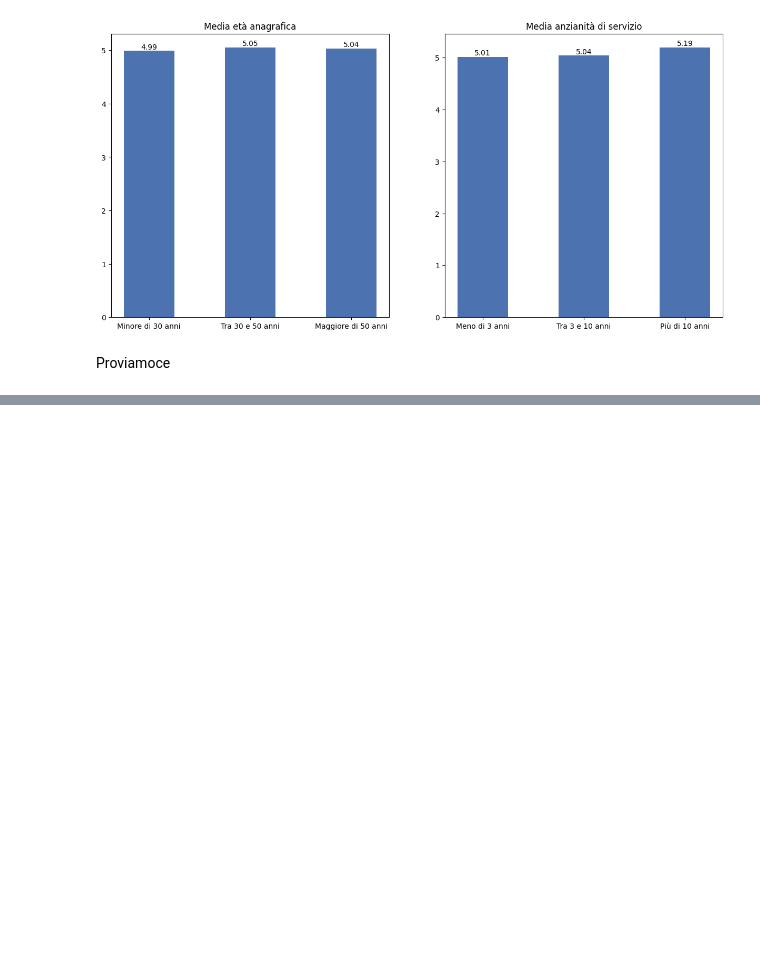
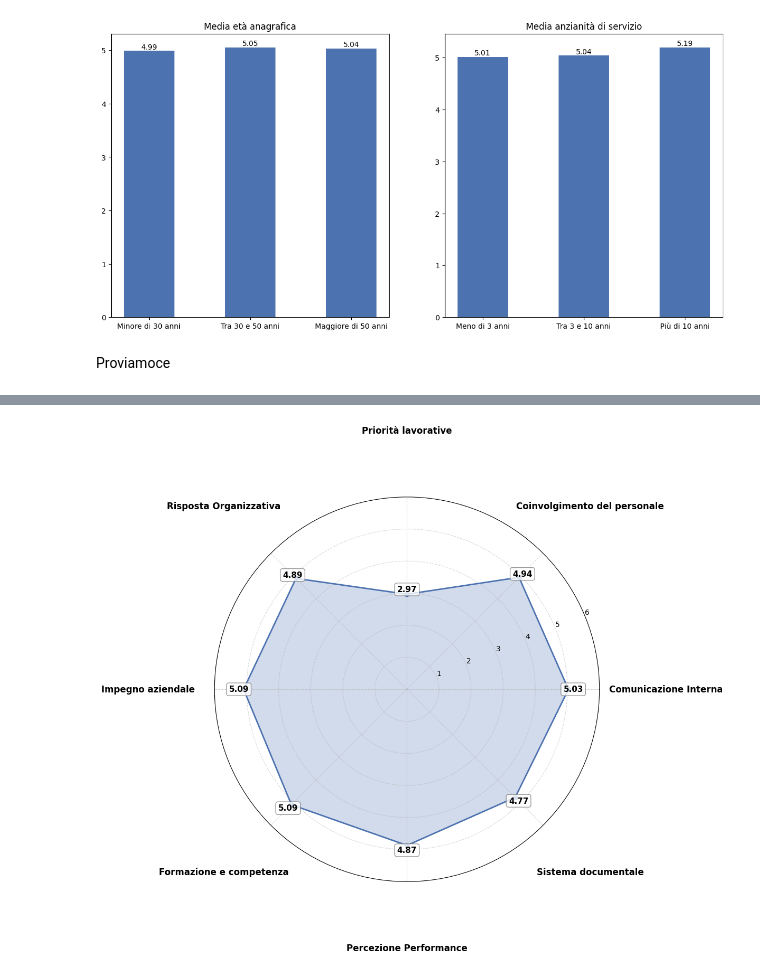
Before and after one commit to Luca162003/HSE, a Jupyter notebook: prova.ipynb, the cells around one changed output, grey strips where cells are left out. Saved outputs shown, nothing was run; the diff lists cells and outputs as text; code cells hidden in the pictures; blank space fills up the shorter version.

```diff
--- a/prova.ipynb
+++ b/prova.ipynb
@@ -495,0 +636,78 @@ Tutti i grafici sono stati generati!
+# %%
+def crea_diagramma_kiviat(tutte_le_triplette, labels_categorie, data):
+    """
+    Crea un diagramma di Kiviat (radar chart) con le medie delle triplette
+    """
+    # Calcola le medie per ogni tripletta
+    medie_categorie = []
+
+    for sezioni in tutte_le_triplette:
+        medie_sezione = []
+        for start, end in sezioni:
+            df = get_summary_dataset(data.iloc[:, start:end])
+            media = df['Media_analisi'].unique()[0]
+            medie_sezione.append(media)
+
+        media_tripletta = np.mean(medie_sezione)
+        medie_categorie.append(media_tripletta)
+
+    num_vars = len(labels_categorie)
+
+    angles = np.linspace(0, 2 * np.pi, num_vars, endpoint=False).tolist()
+
+    # Chiudi il cerchio (aggiungi il primo valore alla fine)
+    medie_categorie += medie_categorie[:1]
+    angles += angles[:1]
+
+    # Crea il grafico
+    fig, ax = plt.subplots(figsize=(12, 12), subplot_kw=dict(projection='polar'))
+
+    # Plotta i dati
+    ax.plot(angles, medie_categorie, 'o-', linewidth=2, color='#4c72b0', label='Media Analisi')
+    ax.fill(angles, medie_categorie, alpha=0.25, color='#4c72b0')
+
+    # Aggiungi i valori sui punti
+    for angle, media in zip(angles[:-1], medie_categorie[:-1]):
+        ax.text(angle, media + 0.15, f'{media:.2f}',
+                ha='center', va='center', fontsize=11, fontweight='bold',
+                bbox=dict(boxstyle='round,pad=0.3', facecolor='white', edgecolor='gray', alpha=0.8))
+
+    # Imposta le etichette
+    ax.set_xticks(angles[:-1])
+    ax.set_xticklabels(labels_categorie, fontsize=12, fontweight='bold')
+    ax.tick_params(axis='x', pad=80)
+    # Imposta i limiti radiali
+    ax.set_ylim(0, 6)
+
+    # Aggiungi griglia
+    ax.grid(True, linestyle='--', alpha=0.5)
+
+
+
+    plt.tight_layout()
+    plt.show()
+
+    # Restituisci il dataframe con i risultati
+    return pd.DataFrame({
+        'Categoria': labels_categorie,
+        'Media': medie_categorie[:-1]  # Rimuovi l'ultimo elemento duplicato
+    })
+
+# Definisci le label
+labels_categorie = [
+    'Comunicazione Interna',
+    'Coinvolgimento del personale',
+    'Priorità lavorative',
+    'Risposta Organizzativa',
+    'Impegno aziendale',
+    'Formazione e competenza',
+    'Percezione Performance',
+    'Sistema documentale'
+]
+
+# Crea il diagramma
+df_kiviat = crea_diagramma_kiviat(tutte_le_triplette, labels_categorie, data)
+print("\nValori del diagramma di Kiviat:")
+print(df_kiviat)
+# %% [output]
+[figure, added]
```
Also changed, not shown: parts of 4 cells of this notebook.
